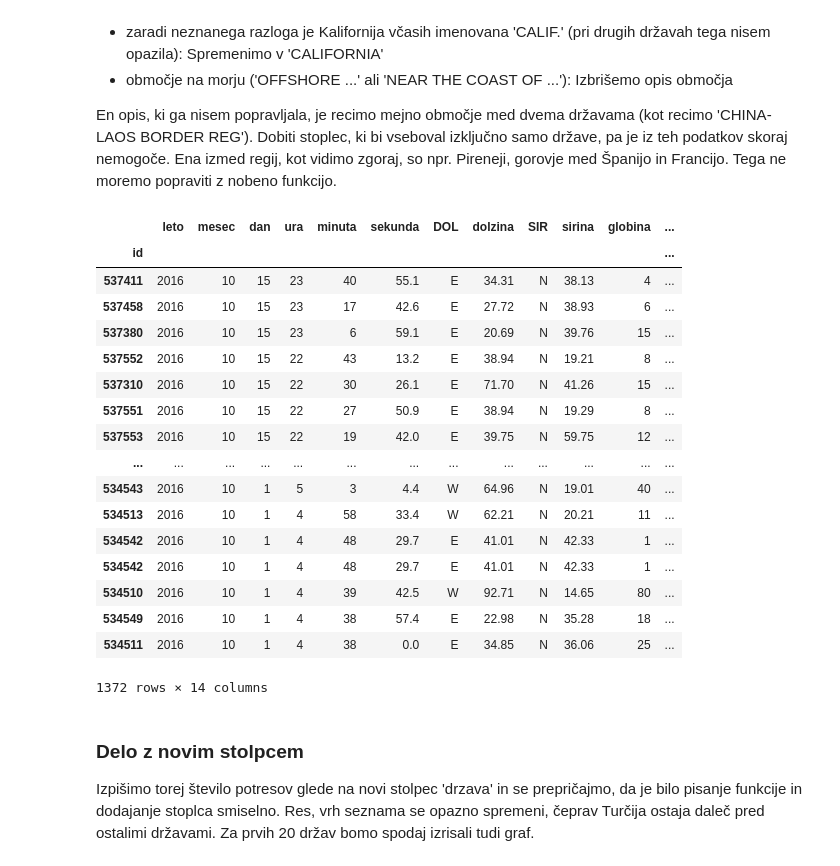
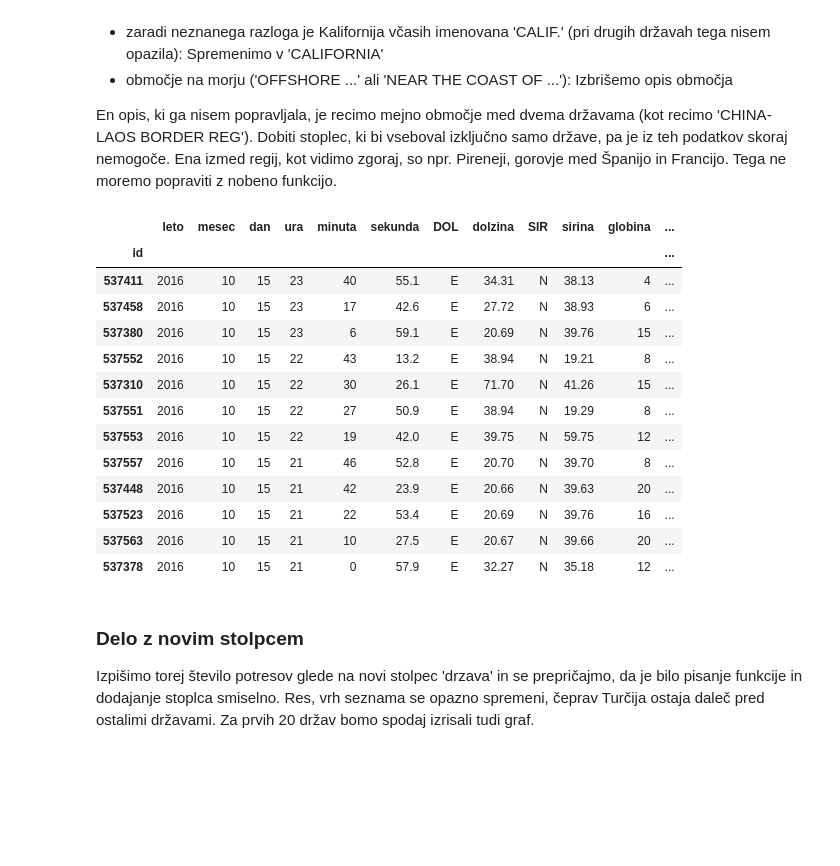
Before and after one commit to tjasabajc/Potresi, a Jupyter notebook: delovnaverzija.ipynb, the cells around one changed output. Cells and saved outputs as stored; diff of their text form; code cells hidden in the pictures; blank space fills up the shorter version.

Commit message:
Tudi zdaj se ni konec...

```diff
--- a/delovnaverzija.ipynb
+++ b/delovnaverzija.ipynb
@@ -117,51 +89,23 @@ def pretvori_v_drzavo2(reg):
     else:
         return reg
-# %%
-def pretvori_v_drzavo(reg):
-    odvec = {'WESTERN': 8, 'EASTERN': 8, 'CENTRAL': 8, 'SOUTHERN': 9, 'NORTHERN': 9, 'OFFSHORE' : 9, 'NEAR' : 18, 'REGION' : -7, 'PENINSULA' : -10, 'GULF' : 8}
-
-    if ' ' in reg:
-        zacetek = reg[:reg.index(' ')]           # Izrežemo prvo besedo (od začetka do prvega presledka).
-        konec = reg[-(reg[::-1].index(' ')):]    # Izrežemo zadnjo besedo (od konca do zadnjega presledka).
-    elif reg == 'CALIF.':
-        return 'CALIFORNIA'
-    else:
-        return reg
-
-    if ',' in reg:
-        vejica = reg.index(',')
-        nova_regija = reg[vejica + 2:]
-        return pretvori_v_drzavo(nova_regija)
-    elif zacetek in odvec:
-        nova_regija = reg[odvec[zacetek]:]
-        return pretvori_v_drzavo(nova_regija)
-    elif konec in odvec:
-        nova_regija = reg[:odvec[konec]]
-        return pretvori_v_drzavo(nova_regija)
-    else:
-        return reg
 # %%
 podatki['drzava'] = podatki['regija'].map(pretvori_v_drzavo)
-podatki[:-10]
+podatki[:12]
 # %% [output]
 |  | leto | mesec | dan | ura | minuta | sekunda | DOL | dolzina | SIR | sirina | globina | ... |
 | id |  |  |  |  |  |  |  |  |  |  |  | ... |
 | 537411 | 2016 | 10 | 15 | 23 | 40 | 55.1 | E | 34.31 | N | 38.13 | 4 | ... |
 | 537458 | 2016 | 10 | 15 | 23 | 17 | 42.6 | E | 27.72 | N | 38.93 | 6 | ... |
 | 537380 | 2016 | 10 | 15 | 23 | 6 | 59.1 | E | 20.69 | N | 39.76 | 15 | ... |
 | 537552 | 2016 | 10 | 15 | 22 | 43 | 13.2 | E | 38.94 | N | 19.21 | 8 | ... |
 | 537310 | 2016 | 10 | 15 | 22 | 30 | 26.1 | E | 71.70 | N | 41.26 | 15 | ... |
 | 537551 | 2016 | 10 | 15 | 22 | 27 | 50.9 | E | 38.94 | N | 19.29 | 8 | ... |
 | 537553 | 2016 | 10 | 15 | 22 | 19 | 42.0 | E | 39.75 | N | 59.75 | 12 | ... |
-| ... | ... | ... | ... | ... | ... | ... | ... | ... | ... | ... | ... | ... |
-| 534543 | 2016 | 10 | 1 | 5 | 3 | 4.4 | W | 64.96 | N | 19.01 | 40 | ... |
-| 534513 | 2016 | 10 | 1 | 4 | 58 | 33.4 | W | 62.21 | N | 20.21 | 11 | ... |
-| 534542 | 2016 | 10 | 1 | 4 | 48 | 29.7 | E | 41.01 | N | 42.33 | 1 | ... |
-| 534542 | 2016 | 10 | 1 | 4 | 48 | 29.7 | E | 41.01 | N | 42.33 | 1 | ... |
-| 534510 | 2016 | 10 | 1 | 4 | 39 | 42.5 | W | 92.71 | N | 14.65 | 80 | ... |
-| 534549 | 2016 | 10 | 1 | 4 | 38 | 57.4 | E | 22.98 | N | 35.28 | 18 | ... |
-| 534511 | 2016 | 10 | 1 | 4 | 38 | 0.0 | E | 34.85 | N | 36.06 | 25 | ... |
+| 537557 | 2016 | 10 | 15 | 21 | 46 | 52.8 | E | 20.70 | N | 39.70 | 8 | ... |
+| 537448 | 2016 | 10 | 15 | 21 | 42 | 23.9 | E | 20.66 | N | 39.63 | 20 | ... |
+| 537523 | 2016 | 10 | 15 | 21 | 22 | 53.4 | E | 20.69 | N | 39.76 | 16 | ... |
+| 537563 | 2016 | 10 | 15 | 21 | 10 | 27.5 | E | 20.67 | N | 39.66 | 20 | ... |
+| 537378 | 2016 | 10 | 15 | 21 | 0 | 57.9 | E | 32.27 | N | 35.18 | 12 | ... |
-1372 rows × 14 columns
 # %% [markdown]
 ### Delo z novim stolpcem
 
```
Also changed, not shown: parts of 24 cells of this notebook.
